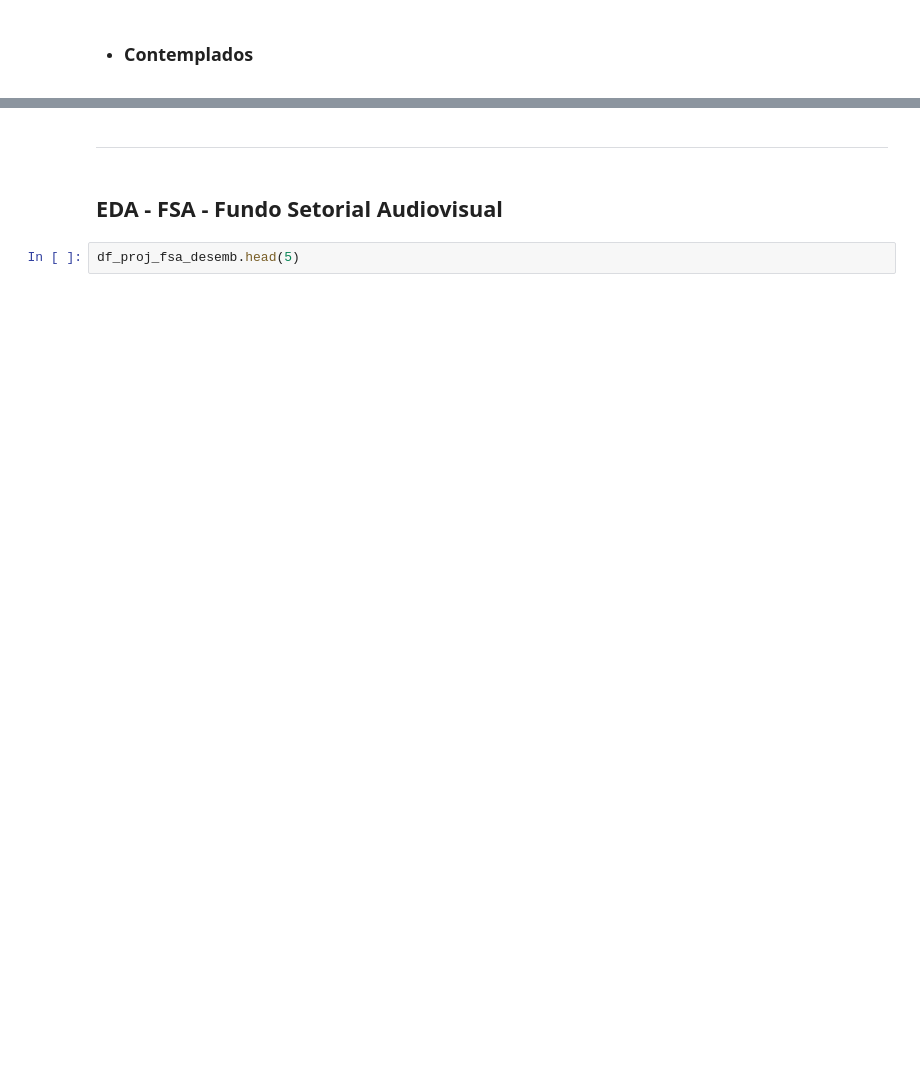
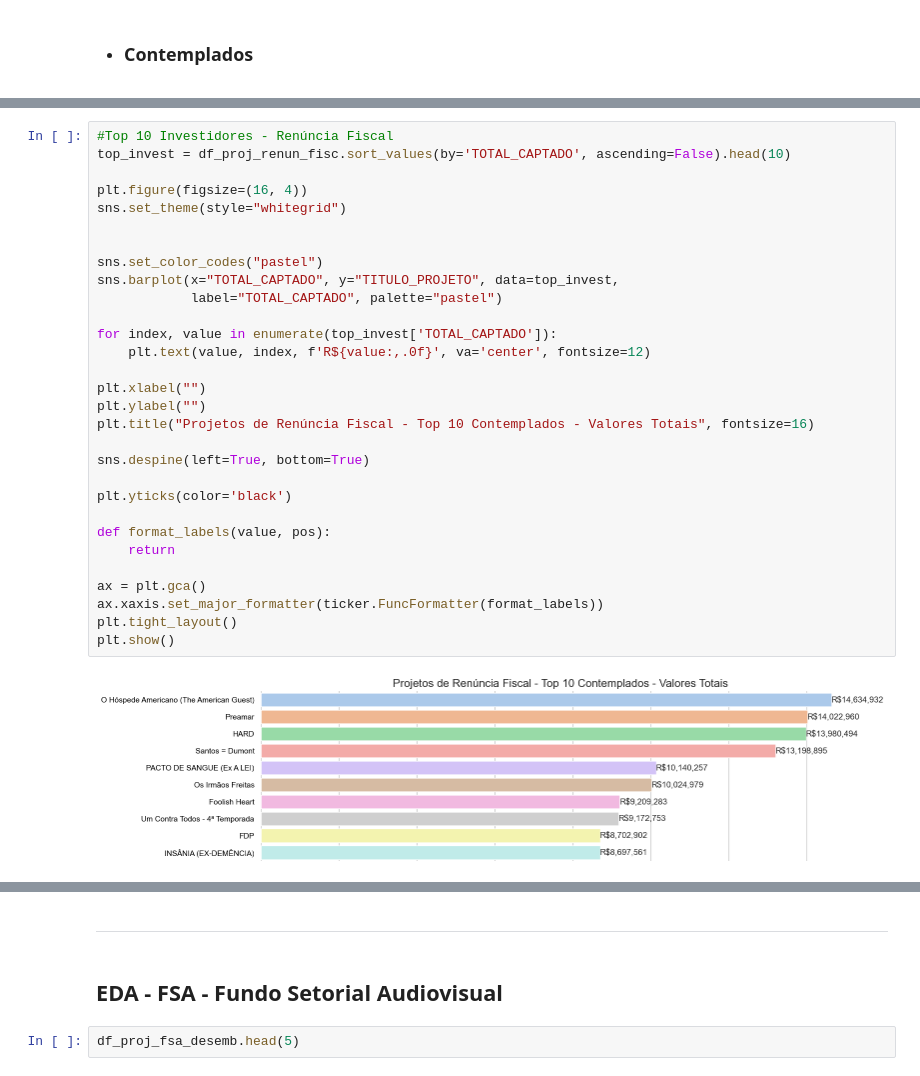
Before and after one commit to fonsecadados/ANCINE-ETL-dados-abertos, a Jupyter notebook: EDA/eda_analise_fsa.ipynb, the cells around one changed output, grey strips where cells are left out. Cells and saved outputs as stored; diff of their text form; blank space fills up the shorter version.

```diff
--- a/EDA/eda_analise_fsa.ipynb
+++ b/EDA/eda_analise_fsa.ipynb
@@ -207,0 +215,32 @@ projetos
+# %%
+#Top 10 Investidores - Renúncia Fiscal
+top_invest = df_proj_renun_fisc.sort_values(by='TOTAL_CAPTADO', ascending=False).head(10)
+
+plt.figure(figsize=(16, 4))
+sns.set_theme(style="whitegrid")
+
+
+sns.set_color_codes("pastel")
+sns.barplot(x="TOTAL_CAPTADO", y="TITULO_PROJETO", data=top_invest,
+            label="TOTAL_CAPTADO", palette="pastel")
+
+for index, value in enumerate(top_invest['TOTAL_CAPTADO']):
+    plt.text(value, index, f'R${value:,.0f}', va='center', fontsize=12)
+
+plt.xlabel("")
+plt.ylabel("")
+plt.title("Projetos de Renúncia Fiscal - Top 10 Contemplados - Valores Totais", fontsize=16)
+
+sns.despine(left=True, bottom=True)
+
+plt.yticks(color='black')
+
+def format_labels(value, pos):
+    return
+
+ax = plt.gca()
+ax.xaxis.set_major_formatter(ticker.FuncFormatter(format_labels))
+plt.tight_layout()
+plt.show()
+# %% [output]
+[figure, added]
```
Also changed, not shown: parts of 19 cells of this notebook.
